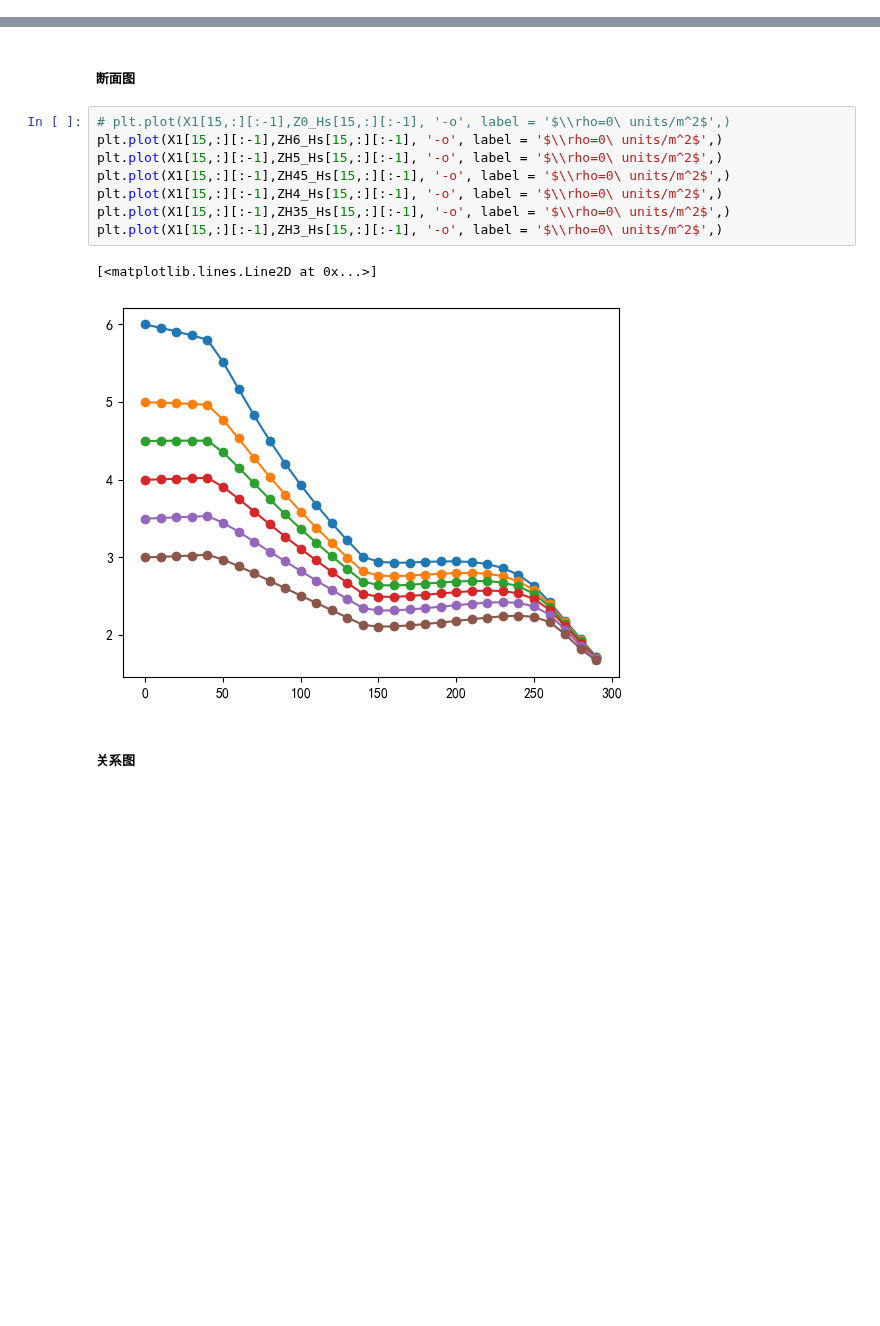
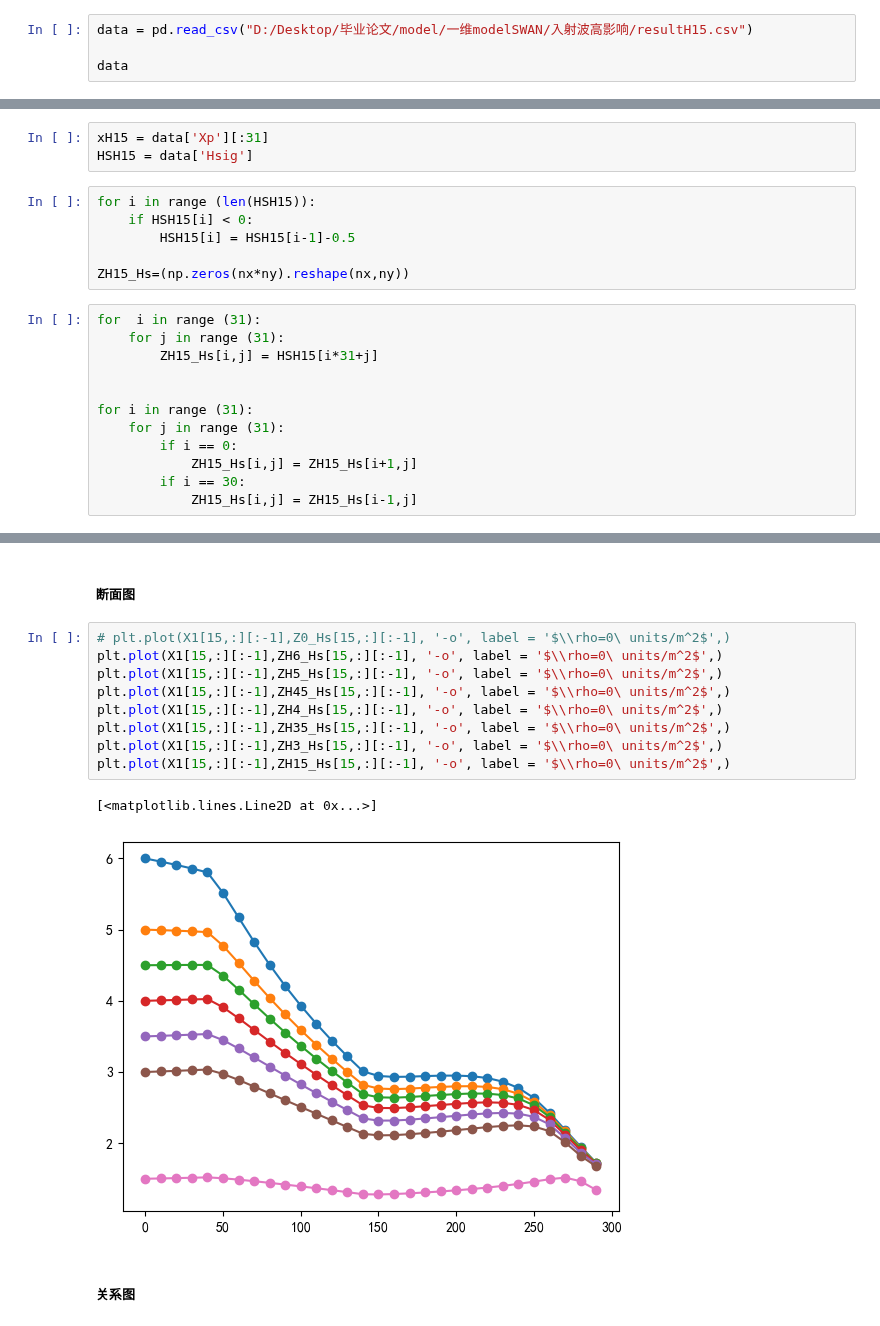
Before and after one commit to jackyvava/CodeWaveVegetation, a Jupyter notebook: code.ipynb, the cells around one changed output, grey strips where cells are left out. Drawn from its saved outputs; the diff is of its cells as text; blank space fills up the shorter version.

```diff
--- a/code.ipynb
+++ b/code.ipynb
@@ -1575,0 +1578,4 @@ plt.colorbar(extend='max')
+# %%
+data = pd.read_csv("D:/Desktop/毕业论文/model/一维modelSWAN/入射波高影响/resultH15.csv")
+
+data
@@ -1575,0 +1596,21 @@ plt.colorbar(extend='max')
+# %%
+xH15 = data['Xp'][:31]
+HSH15 = data['Hsig']
+# %%
+for i in range (len(HSH15)):
+    if HSH15[i] < 0:
+        HSH15[i] = HSH15[i-1]-0.5
+
+ZH15_Hs=(np.zeros(nx*ny).reshape(nx,ny))
+# %%
+for  i in range (31):
+    for j in range (31):
+        ZH15_Hs[i,j] = HSH15[i*31+j]
+
+
+for i in range (31):
+    for j in range (31):
+        if i == 0:
+            ZH15_Hs[i,j] = ZH15_Hs[i+1,j]
+        if i == 30:
+            ZH15_Hs[i,j] = ZH15_Hs[i-1,j]
@@ -1580,14 +1628,15 @@ plt.colorbar(extend='max')
 # %%
 # plt.plot(X1[15,:][:-1],Z0_Hs[15,:][:-1], '-o', label = '$\\rho=0\ units/m^2$',)
 plt.plot(X1[15,:][:-1],ZH6_Hs[15,:][:-1], '-o', label = '$\\rho=0\ units/m^2$',)
 plt.plot(X1[15,:][:-1],ZH5_Hs[15,:][:-1], '-o', label = '$\\rho=0\ units/m^2$',)
 plt.plot(X1[15,:][:-1],ZH45_Hs[15,:][:-1], '-o', label = '$\\rho=0\ units/m^2$',)
 plt.plot(X1[15,:][:-1],ZH4_Hs[15,:][:-1], '-o', label = '$\\rho=0\ units/m^2$',)
 plt.plot(X1[15,:][:-1],ZH35_Hs[15,:][:-1], '-o', label = '$\\rho=0\ units/m^2$',)
 plt.plot(X1[15,:][:-1],ZH3_Hs[15,:][:-1], '-o', label = '$\\rho=0\ units/m^2$',)
+plt.plot(X1[15,:][:-1],ZH15_Hs[15,:][:-1], '-o', label = '$\\rho=0\ units/m^2$',)
 # %% [output]
 [<matplotlib.lines.Line2D at 0x...>]
-[figure, old version]
+[figure, new version]
 # %% [markdown]
 ##### 关系图
 # %%
```
Also changed, not shown: parts of 50 cells of this notebook.
